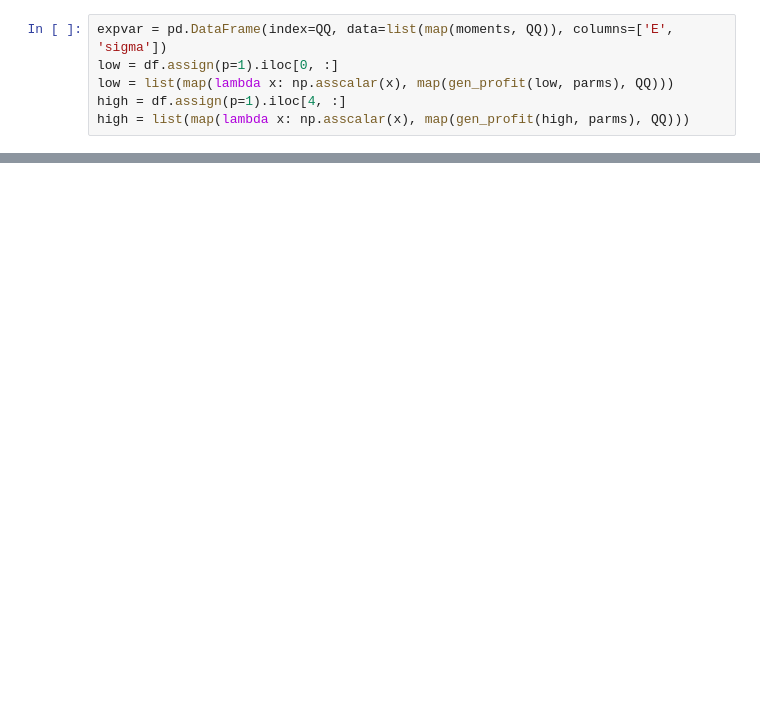
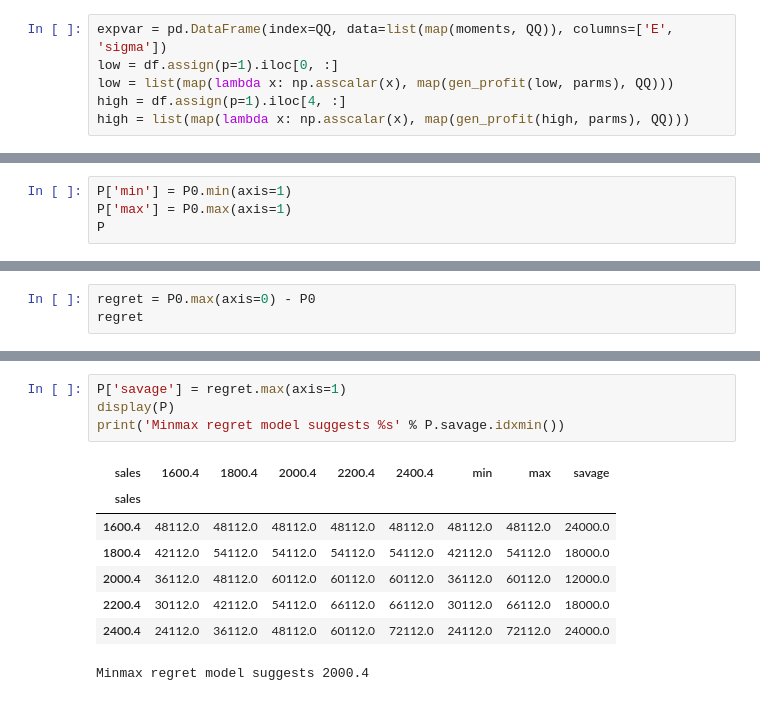
Before and after one commit to RerumNovarum/vsu-games, a Jupyter notebook: vsu_games_2.ipynb, the cells around one changed output, grey strips where cells are left out. Drawn from its saved outputs; the diff is of its cells as text; blank space fills up the shorter version.

```diff
--- a/vsu_games_2.ipynb
+++ b/vsu_games_2.ipynb
@@ -93,0 +99,4 @@ expvar.E.argmax()
+# %%
+P['min'] = P0.min(axis=1)
+P['max'] = P0.max(axis=1)
+P
@@ -93,0 +111,3 @@ expvar.E.argmax()
+# %%
+regret = P0.max(axis=0) - P0
+regret
@@ -93,0 +122,13 @@ expvar.E.argmax()
+# %%
+P['savage'] = regret.max(axis=1)
+display(P)
+print('Minmax regret model suggests %s' % P.savage.idxmin())
+# %% [output]
+| sales | 1600.4 | 1800.4 | 2000.4 | 2200.4 | 2400.4 | min | max | savage |
+| sales |  |  |  |  |  |  |  |  |
+| 1600.4 | 48112.0 | 48112.0 | 48112.0 | 48112.0 | 48112.0 | 48112.0 | 48112.0 | 24000.0 |
+| 1800.4 | 42112.0 | 54112.0 | 54112.0 | 54112.0 | 54112.0 | 42112.0 | 54112.0 | 18000.0 |
+| 2000.4 | 36112.0 | 48112.0 | 60112.0 | 60112.0 | 60112.0 | 36112.0 | 60112.0 | 12000.0 |
+| 2200.4 | 30112.0 | 42112.0 | 54112.0 | 66112.0 | 66112.0 | 30112.0 | 66112.0 | 18000.0 |
+| 2400.4 | 24112.0 | 36112.0 | 48112.0 | 60112.0 | 72112.0 | 24112.0 | 72112.0 | 24000.0 |
+Minmax regret model suggests 2000.4
```
Also changed, not shown: parts of 7 cells of this notebook.
